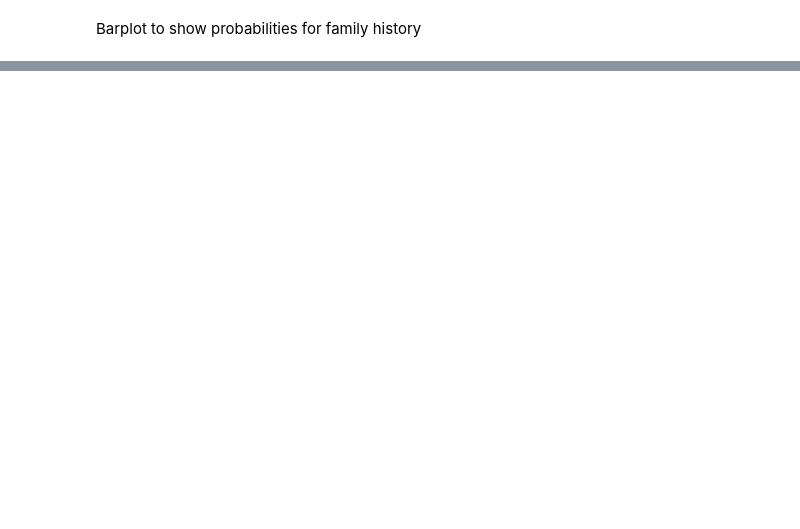
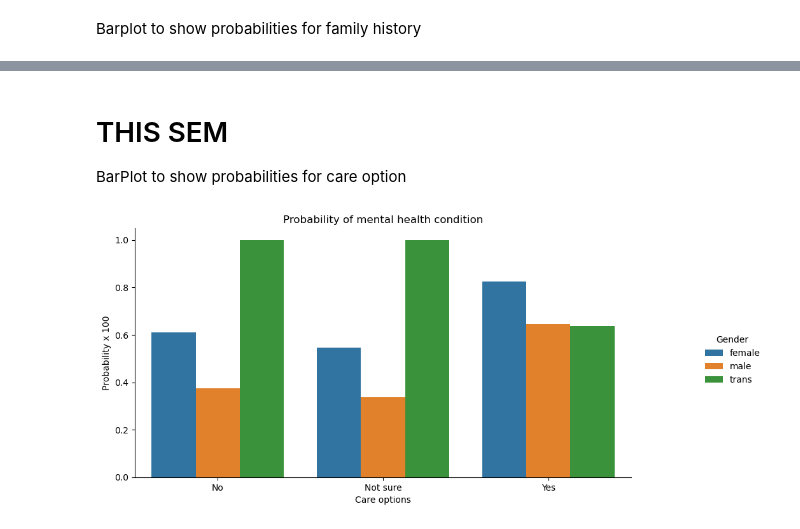
Before and after one commit to mental-health-coach/mhc, a Jupyter notebook: Mental Health Coach.ipynb, the cells around one changed output, grey strips where cells are left out. Saved outputs shown, nothing was run; the diff lists cells and outputs as text; code cells hidden in the pictures; blank space fills up the shorter version.

```diff
--- a/Mental Health Coach.ipynb
+++ b/Mental Health Coach.ipynb
@@ -394,0 +412,20 @@ plt.show()
+# %% [markdown]
+# THIS SEM
+BarPlot to show probabilities for care option
+# %%
+o = labelDict['label_care_options']
+g = sns.factorplot(x="care_options", y="treatment", hue="Gender", data=train_df, kind="bar", ci=None, size=5, aspect=2, legend_out = True)
+g.set_xticklabels(o)
+plt.title('Probability of mental health condition')
+plt.ylabel('Probability x 100')
+plt.xlabel('Care options')
+
+# replace legend labels
+new_labels = labelDict['label_Gender']
+for t, l in zip(g._legend.texts, new_labels): t.set_text(l)
+
+# Positioning the legend
+g.fig.subplots_adjust(top=0.9,right=0.8)
+plt.show()
+# %% [output]
+[figure, added]
```
Also changed, not shown: parts of 39 cells of this notebook.
